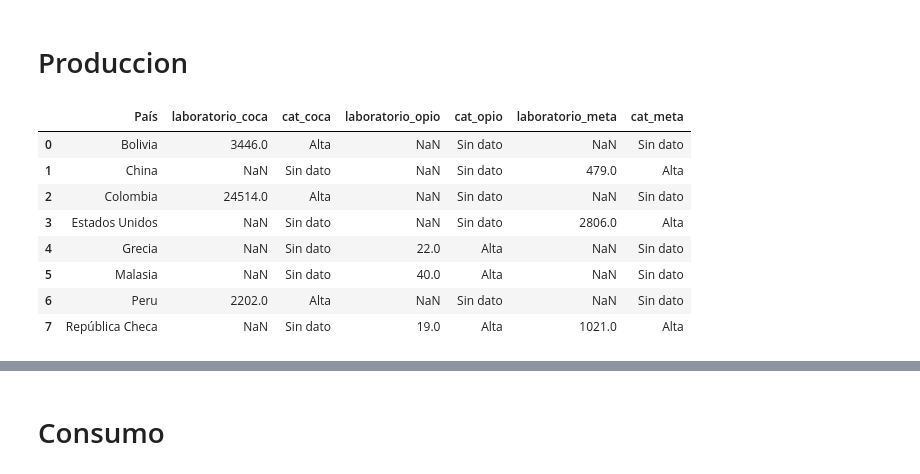
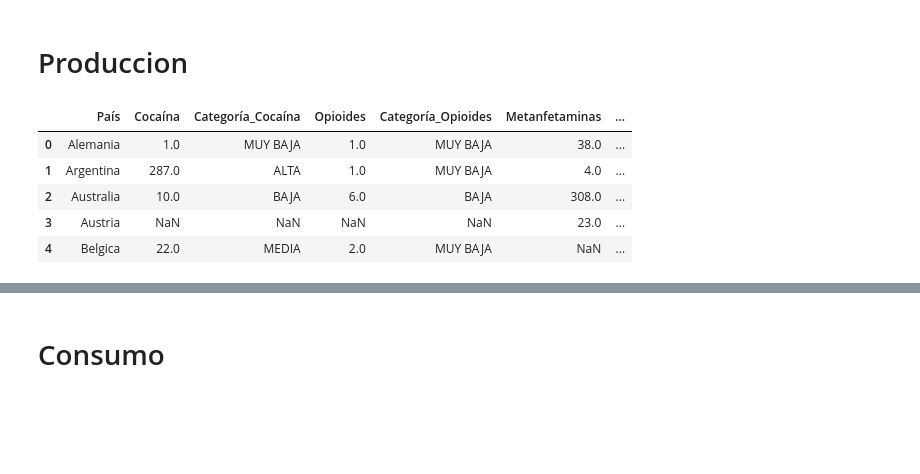
Before and after one commit to bitazaratustra/proyecto_ar, a Jupyter notebook: notebooks/EDA.ipynb, the cells around one changed output, grey strips where cells are left out. Cells and saved outputs as stored; diff of their text form; code cells hidden in the pictures; blank space fills up the shorter version.

Commit message:
Fixed: Dataframes and grapihcs

```diff
--- a/notebooks/EDA.ipynb
+++ b/notebooks/EDA.ipynb
@@ -72,15 +72,12 @@ plt.show()
 # %%
 df_produccion = pd.read_csv('../data/produccion.csv')
 # %%
-df_produccion
+df_produccion.head()
 # %% [output]
-|  | País | laboratorio_coca | cat_coca | laboratorio_opio | cat_opio | laboratorio_meta | cat_meta |
-| 0 | Bolivia | 3446.0 | Alta | NaN | Sin dato | NaN | Sin dato |
-| 1 | China | NaN | Sin dato | NaN | Sin dato | 479.0 | Alta |
-| 2 | Colombia | 24514.0 | Alta | NaN | Sin dato | NaN | Sin dato |
-| 3 | Estados Unidos | NaN | Sin dato | NaN | Sin dato | 2806.0 | Alta |
-| 4 | Grecia | NaN | Sin dato | 22.0 | Alta | NaN | Sin dato |
-| 5 | Malasia | NaN | Sin dato | 40.0 | Alta | NaN | Sin dato |
-| 6 | Peru | 2202.0 | Alta | NaN | Sin dato | NaN | Sin dato |
-| 7 | República Checa | NaN | Sin dato | 19.0 | Alta | 1021.0 | Alta |
+|  | País | Cocaína | Categoría_Cocaína | Opioides | Categoría_Opioides | Metanfetaminas | ... |
+| 0 | Alemania | 1.0 | MUY BAJA | 1.0 | MUY BAJA | 38.0 | ... |
+| 1 | Argentina | 287.0 | ALTA | 1.0 | MUY BAJA | 4.0 | ... |
+| 2 | Australia | 10.0 | BAJA | 6.0 | BAJA | 308.0 | ... |
+| 3 | Austria | NaN | NaN | NaN | NaN | 23.0 | ... |
+| 4 | Belgica | 22.0 | MEDIA | 2.0 | MUY BAJA | NaN | ... |
 # %%
```
Also changed, not shown: parts of 10 cells of this notebook, 5 other files.
